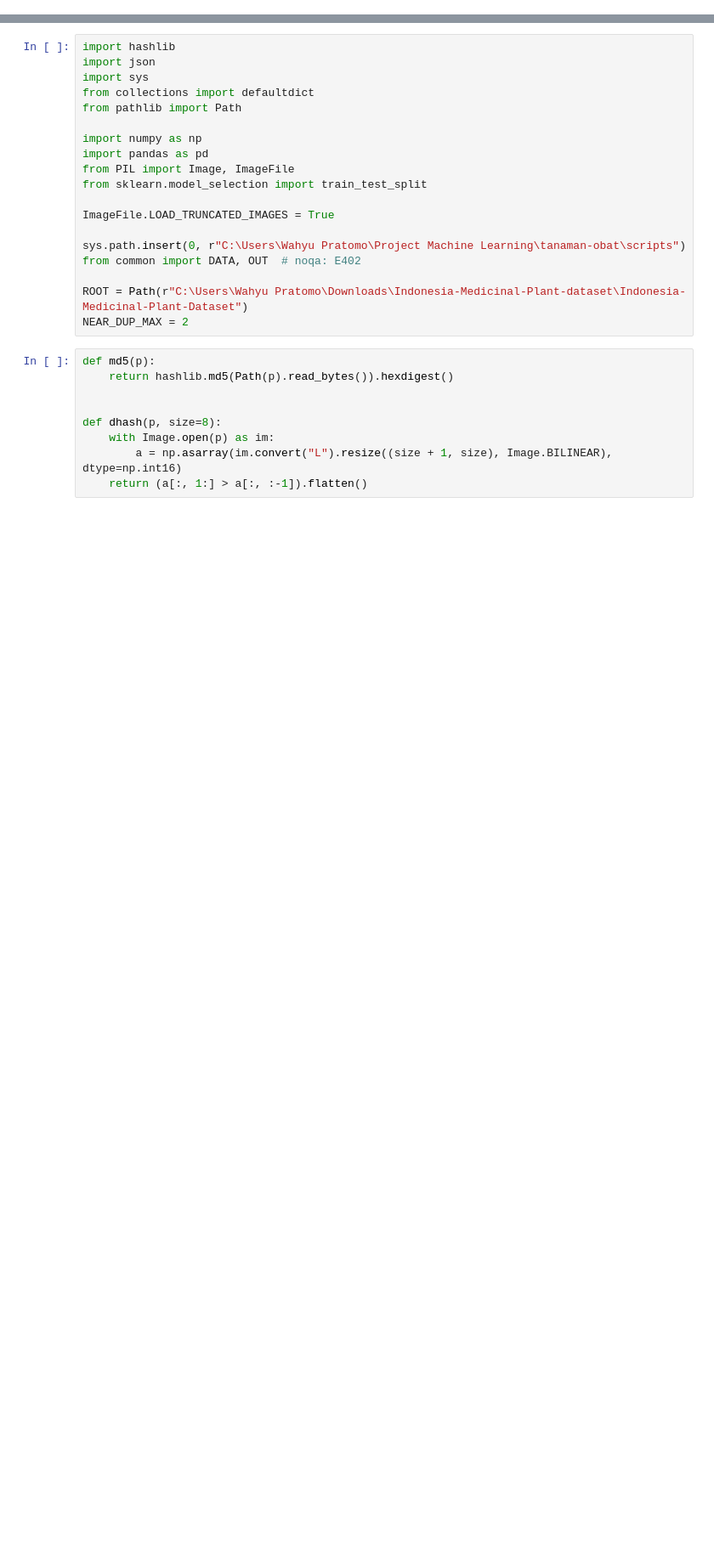
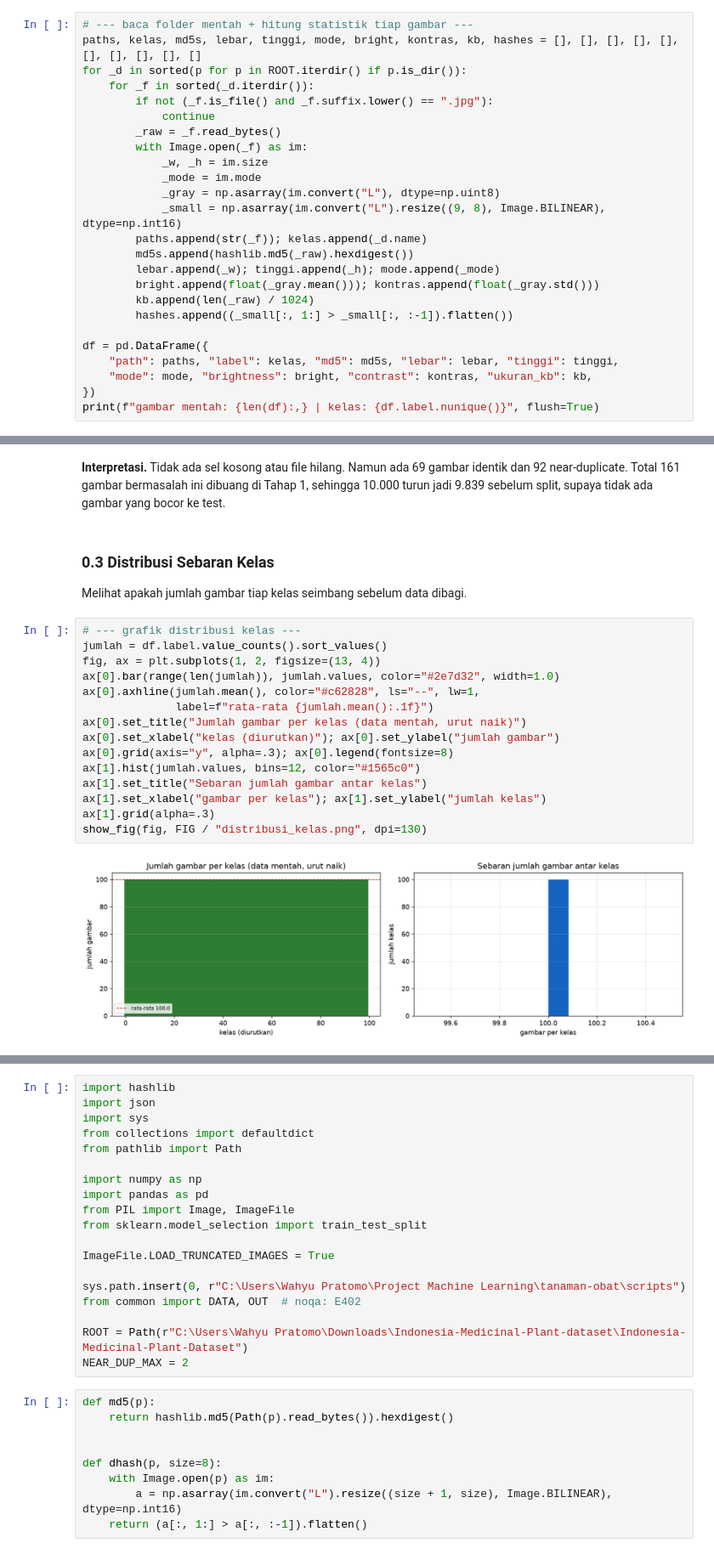
Before and after one commit to mirzayanuardi/ML2026_B_Kelompok4_HerbaNusa, a Jupyter notebook: tanaman-obat/output/FloraSurvival_ML.ipynb, the cells around one changed output, grey strips where cells are left out. Shown at 85% size. Saved outputs shown, nothing was run; the diff lists cells and outputs as text; blank space fills up the shorter version.

```diff
--- a/tanaman-obat/output/FloraSurvival_ML.ipynb
+++ b/tanaman-obat/output/FloraSurvival_ML.ipynb
@@ -47,0 +89,25 @@ berasal dari run nyata, bukan contoh.
+# %%
+# --- baca folder mentah + hitung statistik tiap gambar ---
+paths, kelas, md5s, lebar, tinggi, mode, bright, kontras, kb, hashes = [], [], [], [], [], [], [], [], [], []
+for _d in sorted(p for p in ROOT.iterdir() if p.is_dir()):
+    for _f in sorted(_d.iterdir()):
+        if not (_f.is_file() and _f.suffix.lower() == ".jpg"):
+            continue
+        _raw = _f.read_bytes()
+        with Image.open(_f) as im:
+            _w, _h = im.size
+            _mode = im.mode
+            _gray = np.asarray(im.convert("L"), dtype=np.uint8)
+            _small = np.asarray(im.convert("L").resize((9, 8), Image.BILINEAR), dtype=np.int16)
+        paths.append(str(_f)); kelas.append(_d.name)
+        md5s.append(hashlib.md5(_raw).hexdigest())
+        lebar.append(_w); tinggi.append(_h); mode.append(_mode)
+        bright.append(float(_gray.mean())); kontras.append(float(_gray.std()))
+        kb.append(len(_raw) / 1024)
+        hashes.append((_small[:, 1:] > _small[:, :-1]).flatten())
+
+df = pd.DataFrame({
+    "path": paths, "label": kelas, "md5": md5s, "lebar": lebar, "tinggi": tinggi,
+    "mode": mode, "brightness": bright, "contrast": kontras, "ukuran_kb": kb,
+})
+print(f"gambar mentah: {len(df):,} | kelas: {df.label.nunique()}", flush=True)
@@ -47,0 +177,23 @@ berasal dari run nyata, bukan contoh.
+# %% [markdown]
+**Interpretasi.** Tidak ada sel kosong atau file hilang. Namun ada 69 gambar identik dan 92 near-duplicate. Total 161 gambar bermasalah ini dibuang di Tahap 1, sehingga 10.000 turun jadi 9.839 sebelum split, supaya tidak ada gambar yang bocor ke test.
+# %% [markdown]
+### 0.3 Distribusi Sebaran Kelas
+
+Melihat apakah jumlah gambar tiap kelas seimbang sebelum data dibagi.
+# %%
+# --- grafik distribusi kelas ---
+jumlah = df.label.value_counts().sort_values()
+fig, ax = plt.subplots(1, 2, figsize=(13, 4))
+ax[0].bar(range(len(jumlah)), jumlah.values, color="#2e7d32", width=1.0)
+ax[0].axhline(jumlah.mean(), color="#c62828", ls="--", lw=1,
+              label=f"rata-rata {jumlah.mean():.1f}")
+ax[0].set_title("Jumlah gambar per kelas (data mentah, urut naik)")
+ax[0].set_xlabel("kelas (diurutkan)"); ax[0].set_ylabel("jumlah gambar")
+ax[0].grid(axis="y", alpha=.3); ax[0].legend(fontsize=8)
+ax[1].hist(jumlah.values, bins=12, color="#1565c0")
+ax[1].set_title("Sebaran jumlah gambar antar kelas")
+ax[1].set_xlabel("gambar per kelas"); ax[1].set_ylabel("jumlah kelas")
+ax[1].grid(alpha=.3)
+show_fig(fig, FIG / "distribusi_kelas.png", dpi=130)
+# %% [output]
+[figure, added]
```
Also changed, not shown: parts of 137 cells of this notebook, 36 other files.
